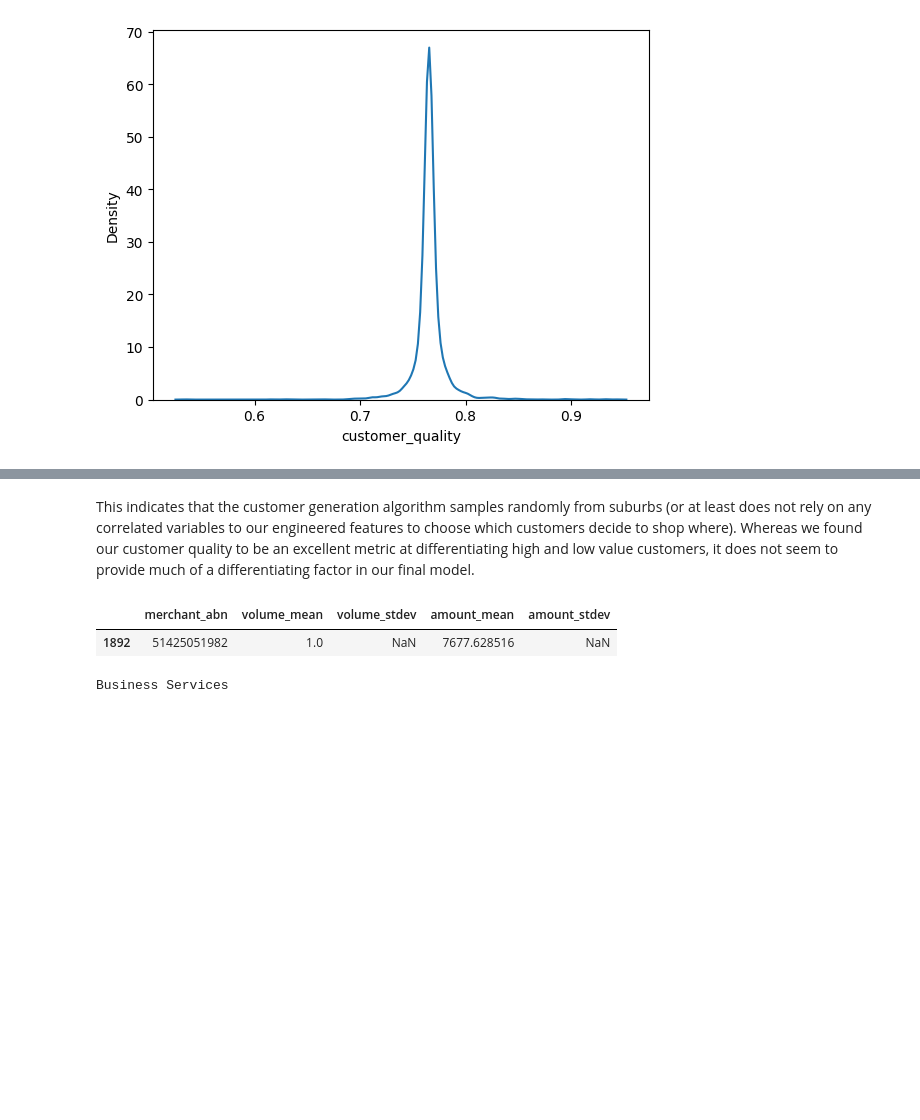
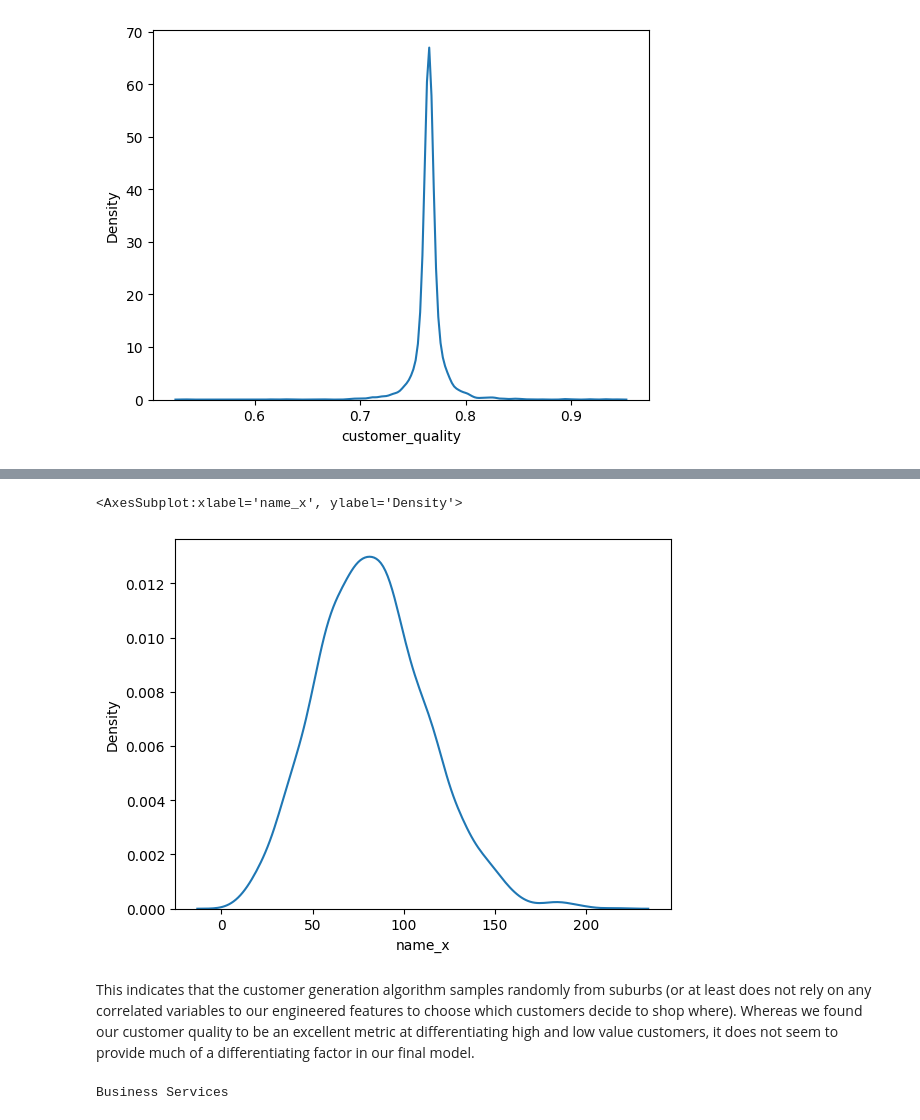
Before and after one commit to MAST30034-Applied-Data-Science/generic-buy-now-pay-later-project-group-17-adsb, a Jupyter notebook: notebooks/This is the model :( but with census features.ipynb, the cells around one changed output, grey strips where cells are left out. Saved outputs shown, nothing was run; the diff lists cells and outputs as text; code cells hidden in the pictures; blank space fills up the shorter version.

```diff
--- a/notebooks/This is the model :( but with census features.ipynb
+++ b/notebooks/This is the model :( but with census features.ipynb
@@ -450,0 +452,3 @@ merchant_customer_qualities.sort_values("customer_quality")
+# %%
+merchants = merchants.reset_index()
+merchant_postcodeee = merchants.merge(transactions, on="merchant_abn").merge(consumers, on="user_id").groupby(["merchant_abn", "postcode"]).count().reset_index()
@@ -451,10 +469,10 @@ merchant_customer_qualities.sort_values("customer_quality")
+# %%
+sns.kdeplot(merchant_postcodeee[merchant_postcodeee["merchant_abn"] == 86578477987]["name_x"])
+# %% [output]
+<AxesSubplot:xlabel='name_x', ylabel='Density'>
+[figure, added]
 # %% [markdown]
 This indicates that the customer generation algorithm samples randomly from suburbs (or at least does not rely on any correlated variables to our engineered features to choose which customers decide to shop where). Whereas we found our customer quality to be an excellent metric at differentiating high and low value customers, it does not seem to provide much of a differentiating factor in our final model.
-# %%
-counts[counts["merchant_abn"] == 51425051982]
-# %% [output]
-|  | merchant_abn | volume_mean | volume_stdev | amount_mean | amount_stdev |
-| 1892 | 51425051982 | 1.0 | NaN | 7677.628516 | NaN |
 # %%
 for grouping in set(merchant_groupings.values()):
     print(grouping)
```
Also changed, not shown: parts of 8 cells of this notebook, 23 other files.
